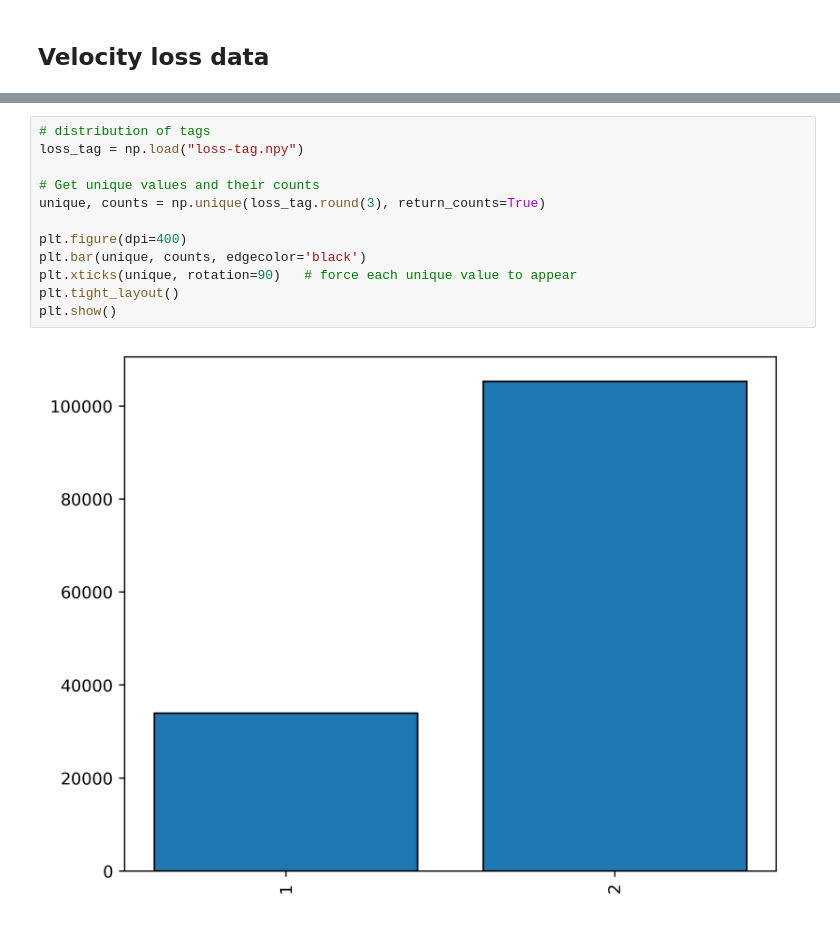
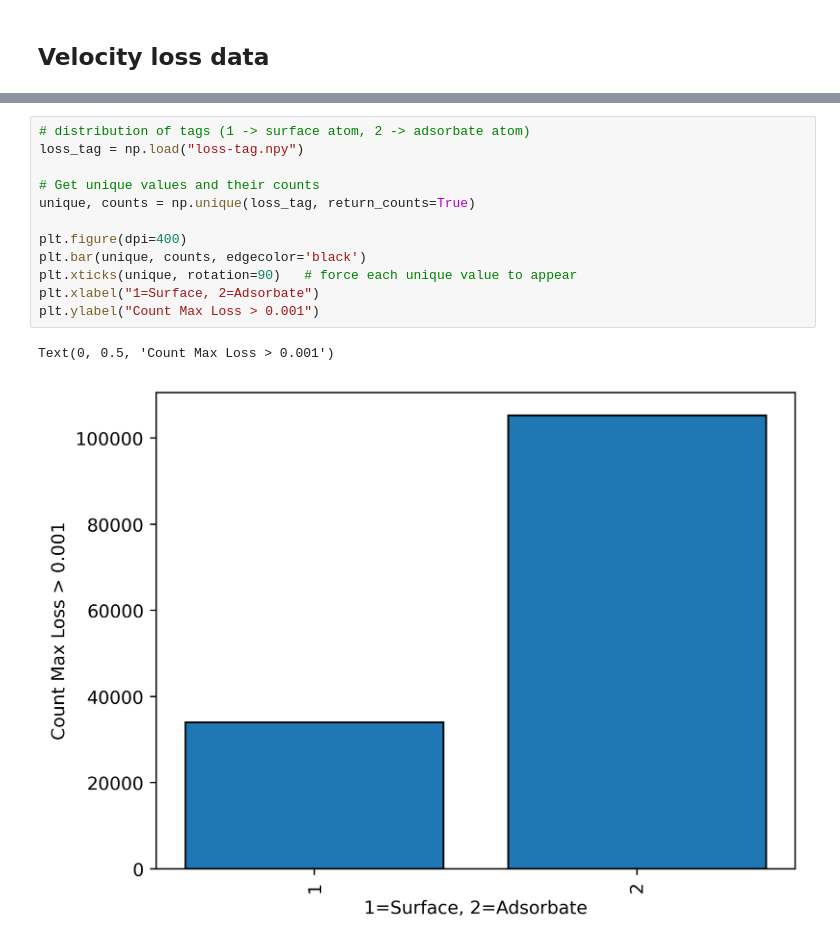
Before and after one commit to DeanMSweeney/gace, a Jupyter notebook: analysis/loss_v_atom.ipynb, the cells around one changed output, grey strips where cells are left out. Drawn from its saved outputs; the diff is of its cells as text.

```diff
--- a/analysis/loss_v_atom.ipynb
+++ b/analysis/loss_v_atom.ipynb
@@ -21,17 +22,18 @@ plt.show()
 # %%
-# distribution of tags
+# distribution of tags (1 -> surface atom, 2 -> adsorbate atom)
 loss_tag = np.load("loss-tag.npy")
 
 # Get unique values and their counts
-unique, counts = np.unique(loss_tag.round(3), return_counts=True)
+unique, counts = np.unique(loss_tag, return_counts=True)
 
 plt.figure(dpi=400)
 plt.bar(unique, counts, edgecolor='black')
 plt.xticks(unique, rotation=90)   # force each unique value to appear
-plt.tight_layout()
-plt.show()
+plt.xlabel("1=Surface, 2=Adsorbate")
+plt.ylabel("Count Max Loss > 0.001")
 # %% [output]
+Text(0, 0.5, 'Count Max Loss > 0.001')
-[figure, old version]
+[figure, new version]
 # %%
 # distribution of atomic distance between surface atom and adsorbate
 loss_displacement = np.load("loss-displacement_from_ads.npy")
```
Also changed, not shown: parts of 4 cells of this notebook.
